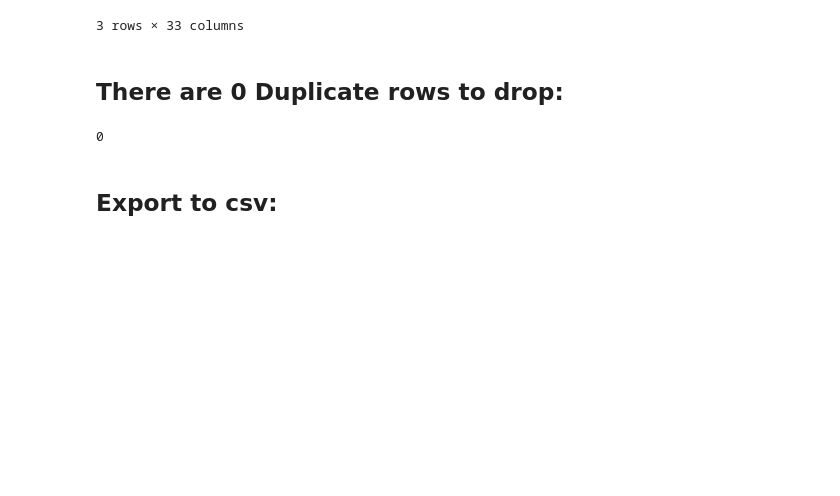
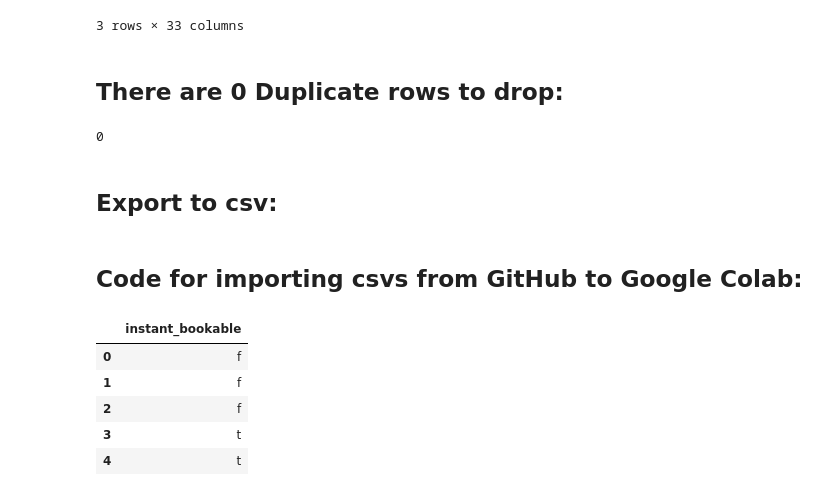
Before and after one commit to clairesarraille/airbnb_price_prediction, a Jupyter notebook: data_cleaning_ver02.ipynb, the cells around one changed output. Saved outputs shown, nothing was run; the diff lists cells and outputs as text; code cells hidden in the pictures; blank space fills up the shorter version.

```diff
--- a/data_cleaning_ver02.ipynb
+++ b/data_cleaning_ver02.ipynb
@@ -110,3 +102,17 @@ len(airbnb_data)-len(airbnb_data.drop_duplicates())
 ## Export to csv:
 # %%
 airbnb_data.to_csv('/Users/claire/git/flatiron/capstone/Data_Save_then_paste_Google_Colab/data_dropped_cols/airbnb_data.csv', index=False, encoding='utf-8-sig')
+# %% [markdown]
+## Code for importing csvs from GitHub to Google Colab:
+# %%
+url = 'https://media.githubusercontent.com/media/clairesarraille/airbnb_price_prediction/main/airbnb_data.csv?token=ARCBHGPTVO2HCQGXXNQ4S4LFJLA7W'
+df = pd.read_csv(url)
+# %%
+df.iloc[: , -1:].head()
+# %% [output]
+|  | instant_bookable |
+| 0 | f |
+| 1 | f |
+| 2 | f |
+| 3 | t |
+| 4 | t |
```
Also changed, not shown: parts of 4 cells of this notebook.
